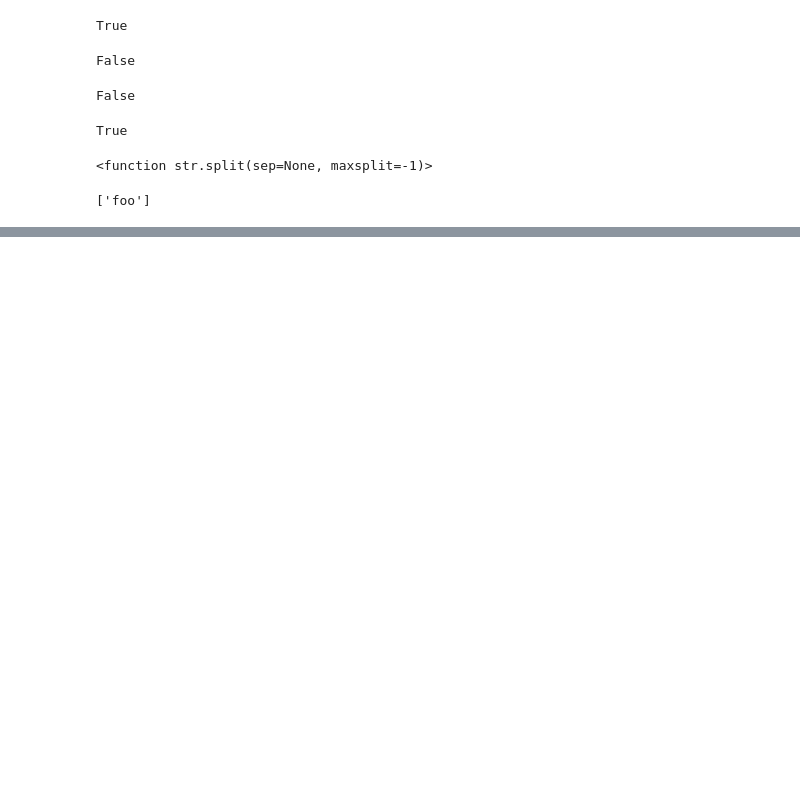
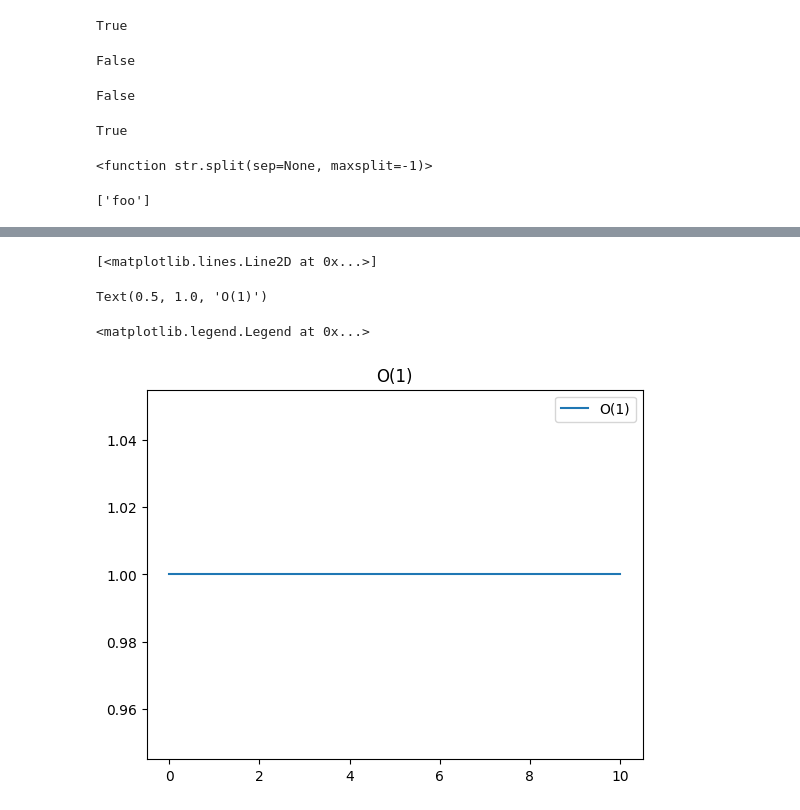
Before and after one commit to wenyunxin/computer-science-practicing, a Jupyter notebook: math/python for data analysis.ipynb, the cells around one changed output, grey strips where cells are left out. Cells and saved outputs as stored; diff of their text form; code cells hidden in the pictures; blank space fills up the shorter version.

```diff
--- a/math/python for data analysis.ipynb
+++ b/math/python for data analysis.ipynb
@@ -215,0 +525,27 @@ earlier this week DATE
+# %%
+import matplotlib.pyplot as plt
+import numpy as np
+
+# O(1) plot, constant time
+# Generate x values
+x_values = np.linspace(0, 10, 100)  # Generating 100 x values between 0 and 10
+
+# Create y values (always 1)
+y_values = np.ones_like(x_values)
+
+# Create the plot
+plt.plot(x_values, y_values, label='O(1)')
+
+# Adding labels and title
+plt.title('O(1)')
+
+# Adding a legend
+plt.legend()
+
+# Display the plot
+plt.show()
+# %% [output]
+[<matplotlib.lines.Line2D at 0x...>]
+Text(0.5, 1.0, 'O(1)')
+<matplotlib.legend.Legend at 0x...>
+[figure, added]
```
Also changed, not shown: parts of 51 cells of this notebook, 11 other files.
